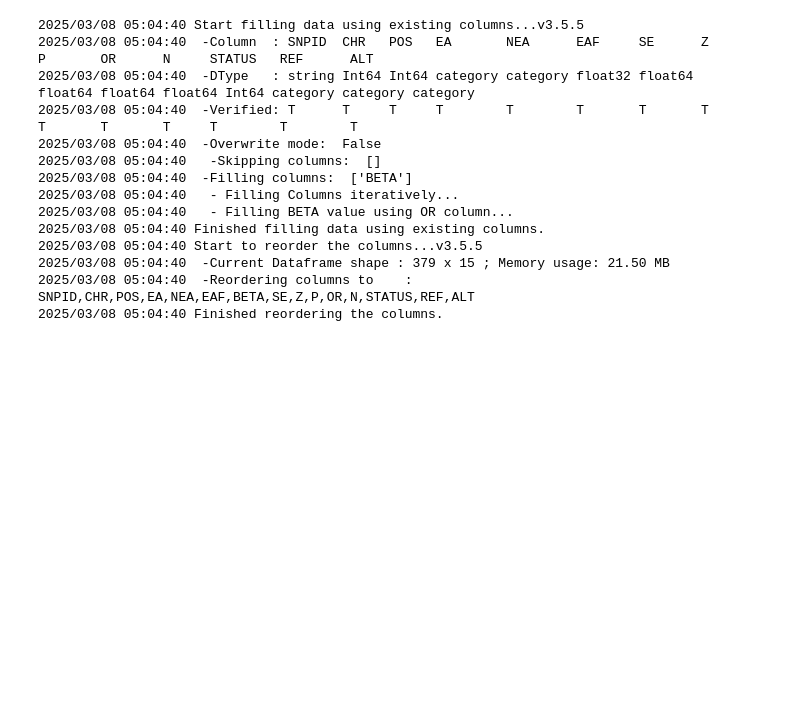
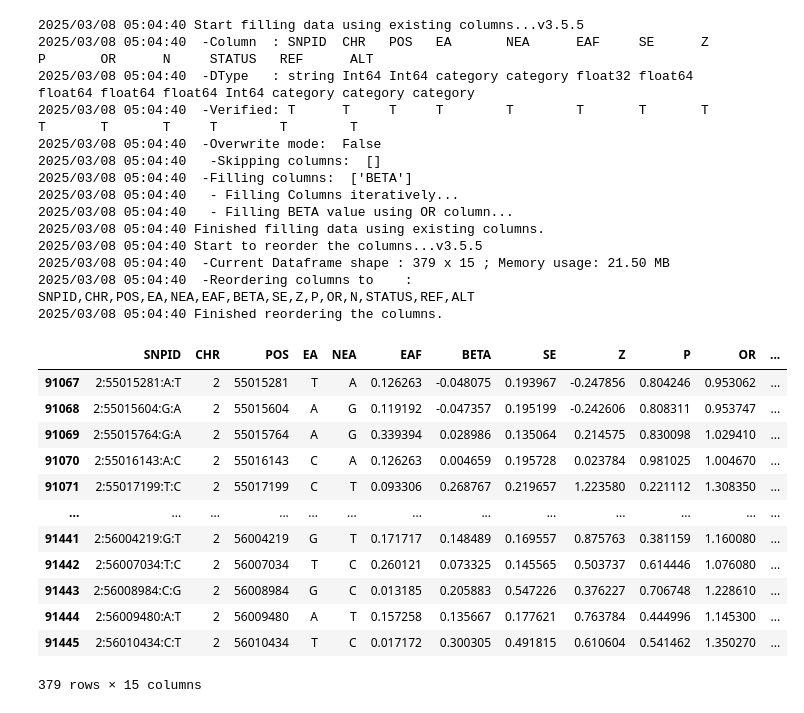
Before and after one commit to Ofgeha-Gelana/Gwas, a Jupyter notebook: try_anaconda.ipynb, the cells around one changed output. Saved outputs shown, nothing was run; the diff lists cells and outputs as text; code cells hidden in the pictures; blank space fills up the shorter version.

Commit message:
locus data

```diff
--- a/try_anaconda.ipynb
+++ b/try_anaconda.ipynb
@@ -147,3 +147,19 @@ locus.fill_data(to_fill=["BETA"])
 2025/03/08 05:04:40  -Current Dataframe shape : 379 x 15 ; Memory usage: 21.50 MB
 2025/03/08 05:04:40  -Reordering columns to    : SNPID,CHR,POS,EA,NEA,EAF,BETA,SE,Z,P,OR,N,STATUS,REF,ALT
 2025/03/08 05:04:40 Finished reordering the columns.
+# %%
+locus.data
+# %% [output]
+|  | SNPID | CHR | POS | EA | NEA | EAF | BETA | SE | Z | P | OR | ... |
+| 91067 | 2:55015281:A:T | 2 | 55015281 | T | A | 0.126263 | -0.048075 | 0.193967 | -0.247856 | 0.804246 | 0.953062 | ... |
+| 91068 | 2:55015604:G:A | 2 | 55015604 | A | G | 0.119192 | -0.047357 | 0.195199 | -0.242606 | 0.808311 | 0.953747 | ... |
+| 91069 | 2:55015764:G:A | 2 | 55015764 | A | G | 0.339394 | 0.028986 | 0.135064 | 0.214575 | 0.830098 | 1.029410 | ... |
+| 91070 | 2:55016143:A:C | 2 | 55016143 | C | A | 0.126263 | 0.004659 | 0.195728 | 0.023784 | 0.981025 | 1.004670 | ... |
+| 91071 | 2:55017199:T:C | 2 | 55017199 | C | T | 0.093306 | 0.268767 | 0.219657 | 1.223580 | 0.221112 | 1.308350 | ... |
+| ... | ... | ... | ... | ... | ... | ... | ... | ... | ... | ... | ... | ... |
+| 91441 | 2:56004219:G:T | 2 | 56004219 | G | T | 0.171717 | 0.148489 | 0.169557 | 0.875763 | 0.381159 | 1.160080 | ... |
+| 91442 | 2:56007034:T:C | 2 | 56007034 | T | C | 0.260121 | 0.073325 | 0.145565 | 0.503737 | 0.614446 | 1.076080 | ... |
+| 91443 | 2:56008984:C:G | 2 | 56008984 | G | C | 0.013185 | 0.205883 | 0.547226 | 0.376227 | 0.706748 | 1.228610 | ... |
+| 91444 | 2:56009480:A:T | 2 | 56009480 | A | T | 0.157258 | 0.135667 | 0.177621 | 0.763784 | 0.444996 | 1.145300 | ... |
+| 91445 | 2:56010434:C:T | 2 | 56010434 | T | C | 0.017172 | 0.300305 | 0.491815 | 0.610604 | 0.541462 | 1.350270 | ... |
+379 rows × 15 columns
```
